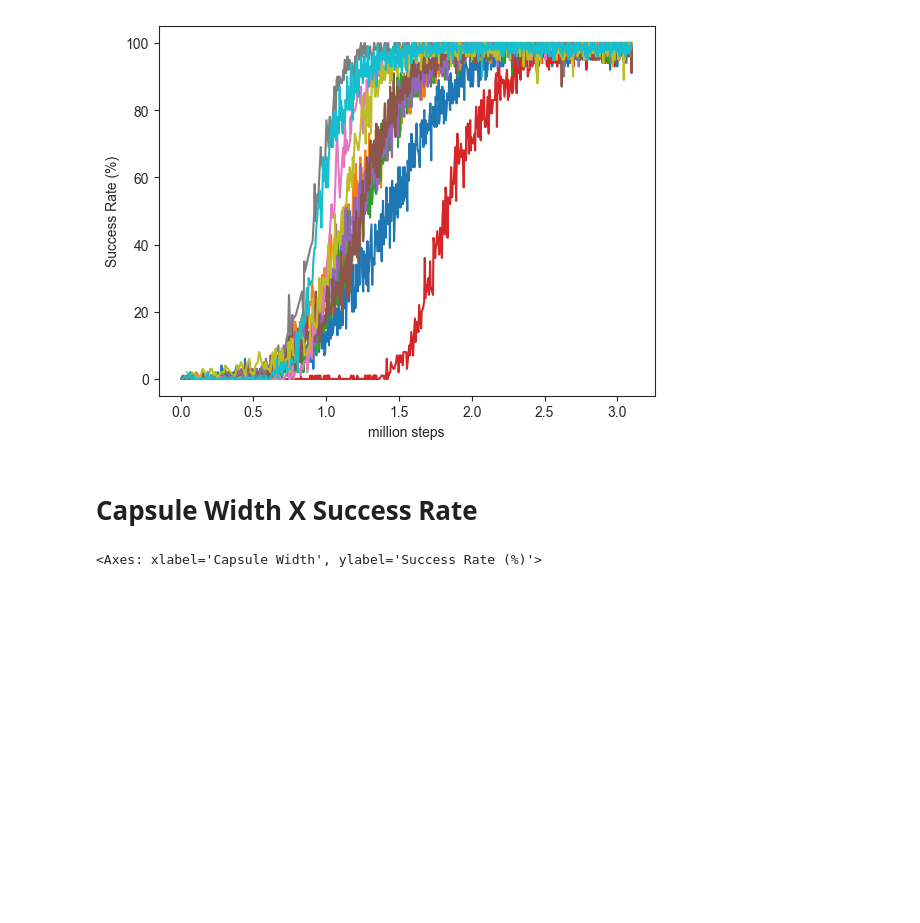
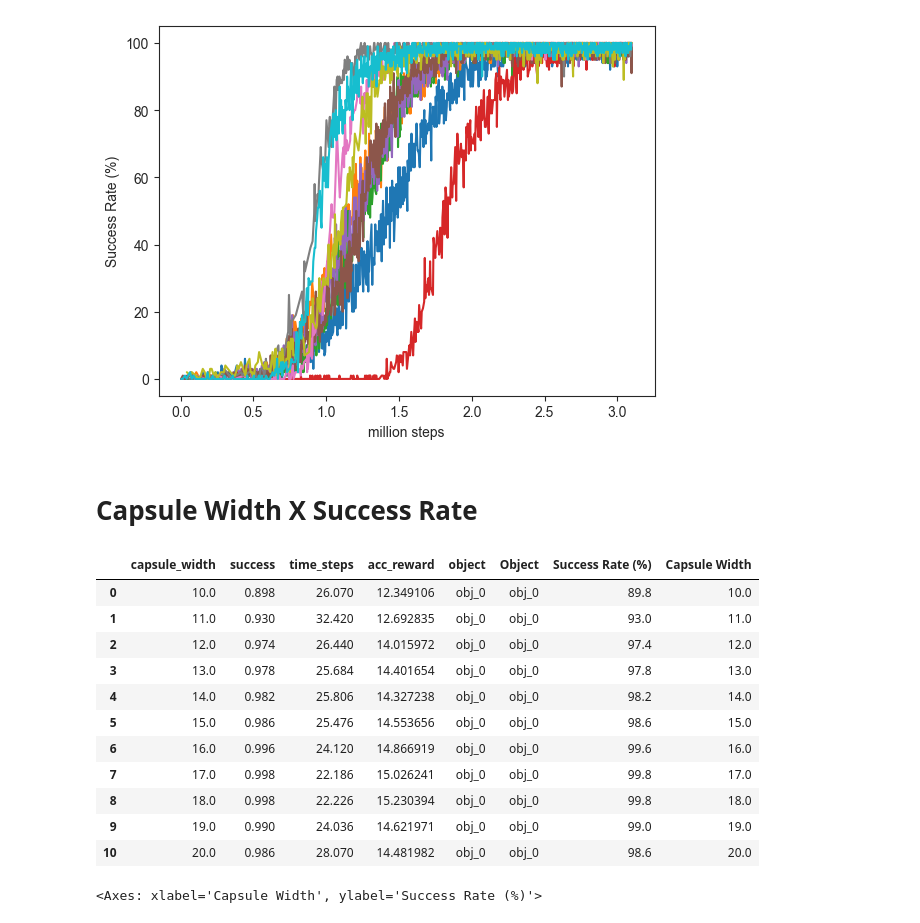
Before and after one commit to gabrielsluz/mapless_transport, a Jupyter notebook: results/ConditionedCapsule.ipynb, the cells around one changed output. Cells and saved outputs as stored; diff of their text form; code cells hidden in the pictures; blank space fills up the shorter version.

```diff
--- a/results/ConditionedCapsule.ipynb
+++ b/results/ConditionedCapsule.ipynb
@@ -131,6 +131,21 @@ for o in obj_l:
     aux_df['object'] = o
     df_l.append(aux_df)
 df = pd.concat(df_l).reset_index(drop=True)
+# %%
+aux_df[aux_df['object'] == 'obj_0']
+# %% [output]
+|  | capsule_width | success | time_steps | acc_reward | object | Object | Success Rate (%) | Capsule Width |
+| 0 | 10.0 | 0.898 | 26.070 | 12.349106 | obj_0 | obj_0 | 89.8 | 10.0 |
+| 1 | 11.0 | 0.930 | 32.420 | 12.692835 | obj_0 | obj_0 | 93.0 | 11.0 |
+| 2 | 12.0 | 0.974 | 26.440 | 14.015972 | obj_0 | obj_0 | 97.4 | 12.0 |
+| 3 | 13.0 | 0.978 | 25.684 | 14.401654 | obj_0 | obj_0 | 97.8 | 13.0 |
+| 4 | 14.0 | 0.982 | 25.806 | 14.327238 | obj_0 | obj_0 | 98.2 | 14.0 |
+| 5 | 15.0 | 0.986 | 25.476 | 14.553656 | obj_0 | obj_0 | 98.6 | 15.0 |
+| 6 | 16.0 | 0.996 | 24.120 | 14.866919 | obj_0 | obj_0 | 99.6 | 16.0 |
+| 7 | 17.0 | 0.998 | 22.186 | 15.026241 | obj_0 | obj_0 | 99.8 | 17.0 |
+| 8 | 18.0 | 0.998 | 22.226 | 15.230394 | obj_0 | obj_0 | 99.8 | 18.0 |
+| 9 | 19.0 | 0.990 | 24.036 | 14.621971 | obj_0 | obj_0 | 99.0 | 19.0 |
+| 10 | 20.0 | 0.986 | 28.070 | 14.481982 | obj_0 | obj_0 | 98.6 | 20.0 |
 # %%
 aux_df = df
 aux_df['Object'] = aux_df['object']
```
Also changed, not shown: parts of 6 cells of this notebook, 57 other files.
